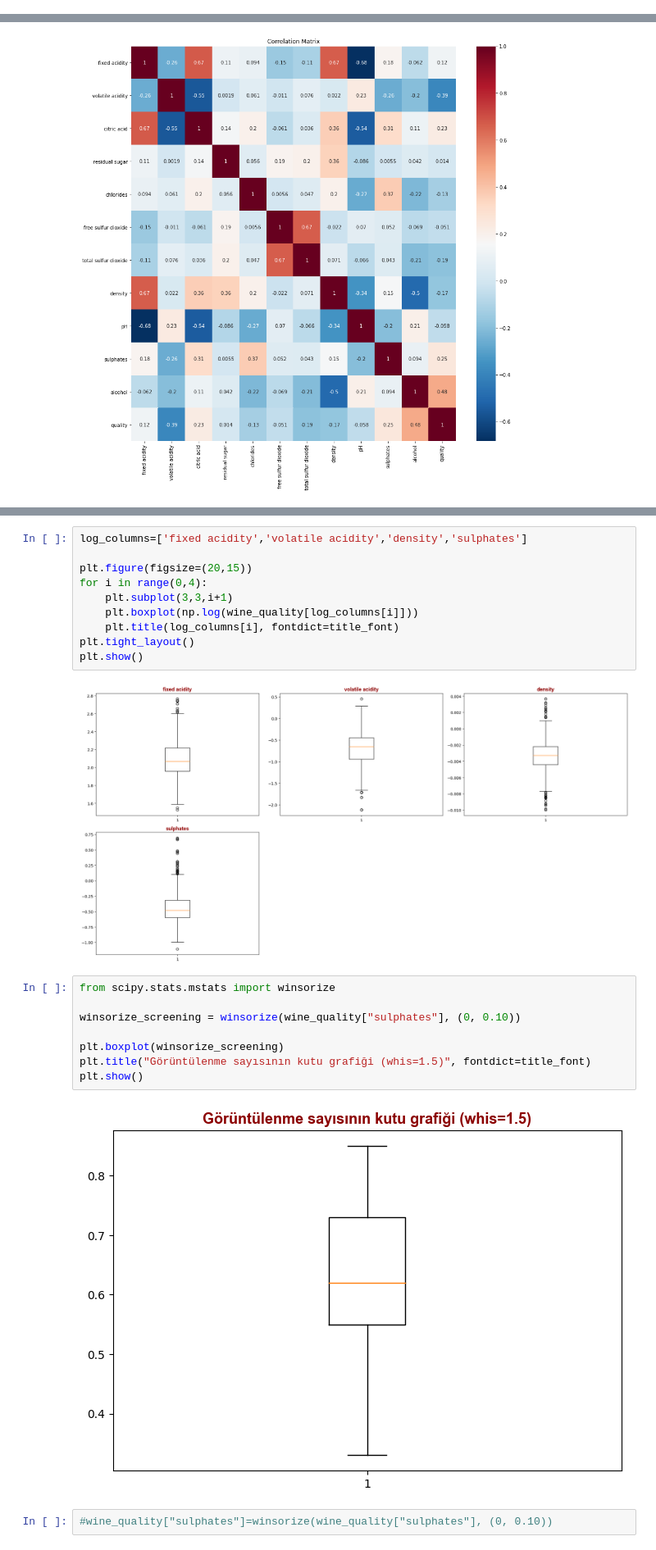
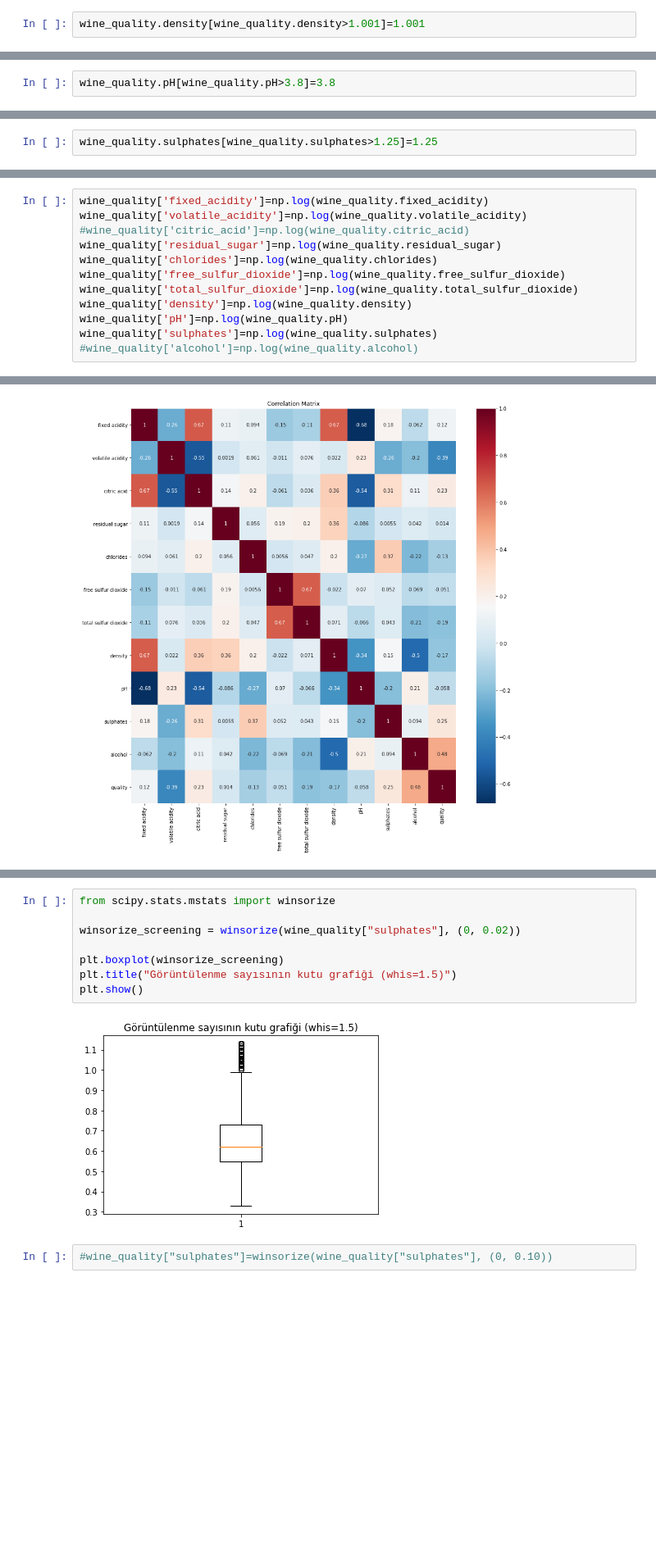
Before and after one commit to selingumusdag/red_wine_quality, a Jupyter notebook: wine_quality.ipynb, the cells around one changed output, grey strips where cells are left out. Shown: that part at 82% size. Saved outputs shown, nothing was run; the diff lists cells and outputs as text; blank space fills up the shorter version.

```diff
--- a/wine_quality.ipynb
+++ b/wine_quality.ipynb
@@ -109,0 +312,2 @@ strong multicollinearity or other numerical problems.
+# %%
+wine_quality.density[wine_quality.density>1.001]=1.001
@@ -109,0 +320,2 @@ strong multicollinearity or other numerical problems.
+# %%
+wine_quality.pH[wine_quality.pH>3.8]=3.8
@@ -109,0 +328,2 @@ strong multicollinearity or other numerical problems.
+# %%
+wine_quality.sulphates[wine_quality.sulphates>1.25]=1.25
@@ -109,0 +371,12 @@ strong multicollinearity or other numerical problems.
+# %%
+wine_quality['fixed_acidity']=np.log(wine_quality.fixed_acidity)
+wine_quality['volatile_acidity']=np.log(wine_quality.volatile_acidity)
+#wine_quality['citric_acid']=np.log(wine_quality.citric_acid)
+wine_quality['residual_sugar']=np.log(wine_quality.residual_sugar)
+wine_quality['chlorides']=np.log(wine_quality.chlorides)
+wine_quality['free_sulfur_dioxide']=np.log(wine_quality.free_sulfur_dioxide)
+wine_quality['total_sulfur_dioxide']=np.log(wine_quality.total_sulfur_dioxide)
+wine_quality['density']=np.log(wine_quality.density)
+wine_quality['pH']=np.log(wine_quality.pH)
+wine_quality['sulphates']=np.log(wine_quality.sulphates)
+#wine_quality['alcohol']=np.log(wine_quality.alcohol)
@@ -138,24 +430,12 @@ plt.show()
-# %%
-log_columns=['fixed acidity','volatile acidity','density','sulphates']
-
-plt.figure(figsize=(20,15))
-for i in range(0,4):
-    plt.subplot(3,3,i+1)
-    plt.boxplot(np.log(wine_quality[log_columns[i]]))
-    plt.title(log_columns[i], fontdict=title_font)
-plt.tight_layout()
-plt.show()
-# %% [output]
-[figure, removed]
 # %%
 from scipy.stats.mstats import winsorize
 
-winsorize_screening = winsorize(wine_quality["sulphates"], (0, 0.10))
+winsorize_screening = winsorize(wine_quality["sulphates"], (0, 0.02))
 
 plt.boxplot(winsorize_screening)
-plt.title("Görüntülenme sayısının kutu grafiği (whis=1.5)", fontdict=title_font)
+plt.title("Görüntülenme sayısının kutu grafiği (whis=1.5)")
 plt.show()
 # %% [output]
-[figure, old version]
+[figure, new version]
 # %%
 #wine_quality["sulphates"]=winsorize(wine_quality["sulphates"], (0, 0.10))
```
Also changed, not shown: parts of 44 cells of this notebook.
